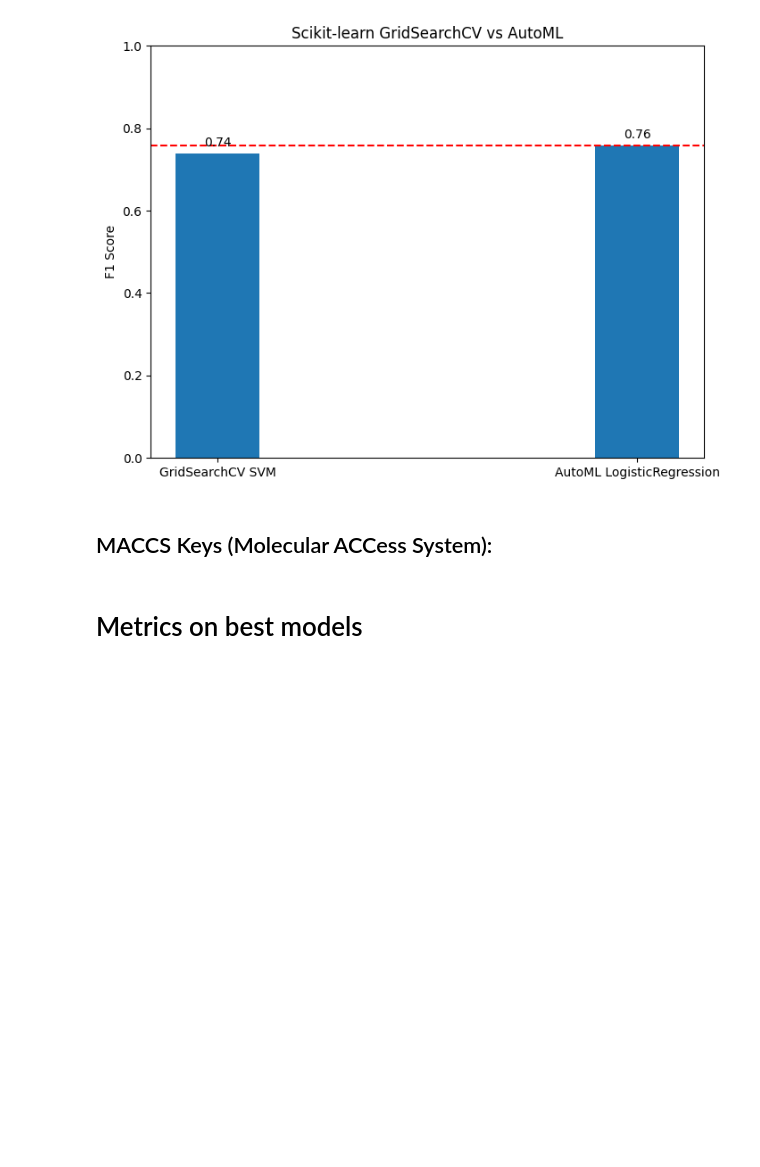
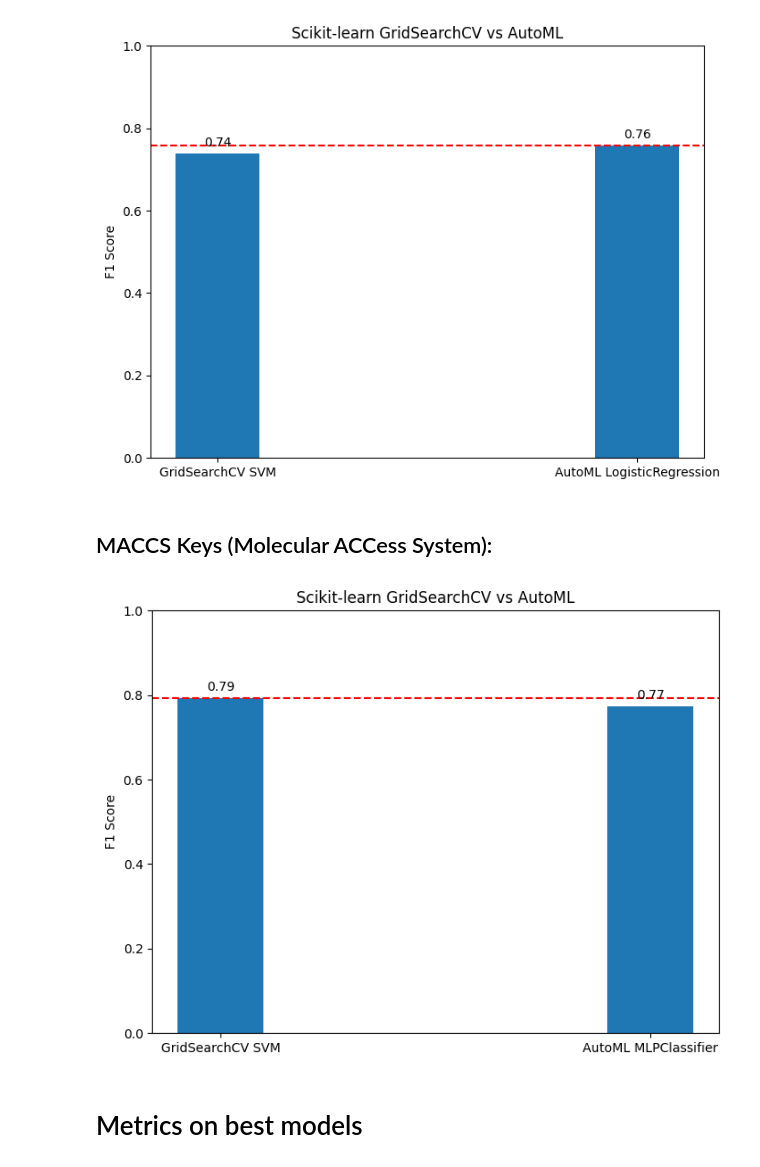
Before and after one commit to ntua-unit-of-control-and-informatics/gnn-molecular-modelling, a Jupyter notebook: notebooks/ready_biodegradability_sklearn.ipynb, the cells around one changed output. Cells and saved outputs as stored; diff of their text form; code cells hidden in the pictures; blank space fills up the shorter version.

```diff
--- a/notebooks/ready_biodegradability_sklearn.ipynb
+++ b/notebooks/ready_biodegradability_sklearn.ipynb
@@ -1044,24 +975,26 @@ plt.show()
 # %%
 import matplotlib.pyplot as plt
 import numpy as np
 
 
-methods = ['GridSearchCV SVM', 'AutoML LogisticRegression']
+methods = ['GridSearchCV SVM', 'AutoML MLPClassifier']
 
-f1_scores = [0.7393 ,0.7592]
+f1_scores = [0.7931 ,0.7742]
 
 plt.figure(figsize=(8, 6))
-bars = plt.bar(methods, f1_scores, width=0.4)
+bars = plt.bar(methods, f1_scores, width=0.2)
 
 # plt.xlabel('Method')
 plt.ylabel('F1 Score')
 plt.title('Scikit-learn GridSearchCV vs AutoML')
 plt.ylim([0,1])
 
 plt.axhline(max(f1_scores), color='red', linestyle='--')
 
 for bar, score in zip(bars, f1_scores):
     plt.text(bar.get_x() + bar.get_width() / 2, bar.get_height() + 0.01, f'{score:.2f}', ha='center', va='bottom')
 
 
 plt.show()
+# %% [output]
+[figure, added]
```
Also changed, not shown: parts of 39 cells of this notebook.
